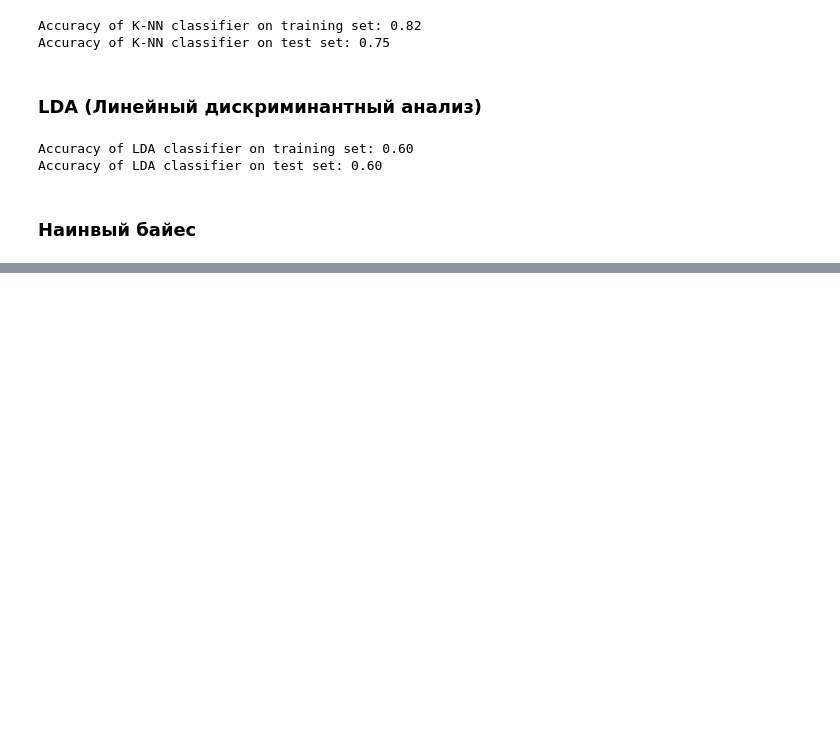
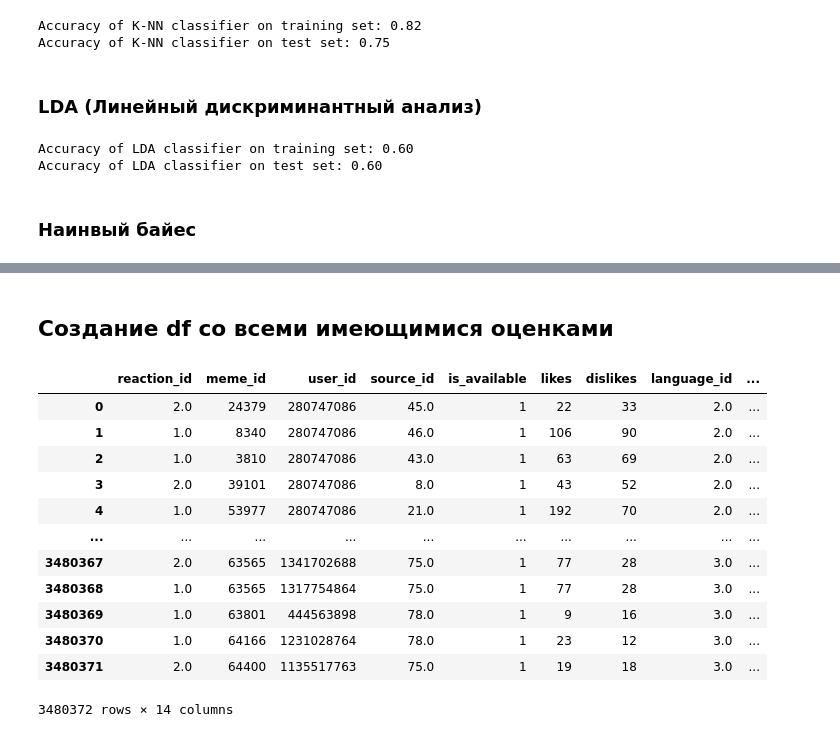
Before and after one commit to qwizor1337/Learning_with_D, a Jupyter notebook: 02/04_02/Vadim_0402_HW.ipynb, the cells around one changed output, grey strips where cells are left out. Drawn from its saved outputs; the diff is of its cells as text; code cells hidden in the pictures; blank space fills up the shorter version.

```diff
--- a/02/04_02/Vadim_0402_HW.ipynb
+++ b/02/04_02/Vadim_0402_HW.ipynb
@@ -922,0 +919,21 @@ Accuracy of GNB classifier on test set: 0.58
+# %% [markdown]
+## Создание df со всеми имеющимися оценками
+# %%
+event_meme = pd.merge(event_df, meme_df, on = 'meme_id')
+full_info = pd.merge(event_meme, user_df, on = 'user_id')
+ratings_info = full_info.copy()
+ratings_info
+# %% [output]
+|  | reaction_id | meme_id | user_id | source_id | is_available | likes | dislikes | language_id | ... |
+| 0 | 2.0 | 24379 | 280747086 | 45.0 | 1 | 22 | 33 | 2.0 | ... |
+| 1 | 1.0 | 8340 | 280747086 | 46.0 | 1 | 106 | 90 | 2.0 | ... |
+| 2 | 1.0 | 3810 | 280747086 | 43.0 | 1 | 63 | 69 | 2.0 | ... |
+| 3 | 2.0 | 39101 | 280747086 | 8.0 | 1 | 43 | 52 | 2.0 | ... |
+| 4 | 1.0 | 53977 | 280747086 | 21.0 | 1 | 192 | 70 | 2.0 | ... |
+| ... | ... | ... | ... | ... | ... | ... | ... | ... | ... |
+| 3480367 | 2.0 | 63565 | 1341702688 | 75.0 | 1 | 77 | 28 | 3.0 | ... |
+| 3480368 | 1.0 | 63565 | 1317754864 | 75.0 | 1 | 77 | 28 | 3.0 | ... |
+| 3480369 | 1.0 | 63801 | 444563898 | 78.0 | 1 | 9 | 16 | 3.0 | ... |
+| 3480370 | 1.0 | 64166 | 1231028764 | 78.0 | 1 | 23 | 12 | 3.0 | ... |
+| 3480371 | 2.0 | 64400 | 1135517763 | 75.0 | 1 | 19 | 18 | 3.0 | ... |
+3480372 rows × 14 columns
```
Also changed, not shown: parts of 13 cells of this notebook.
